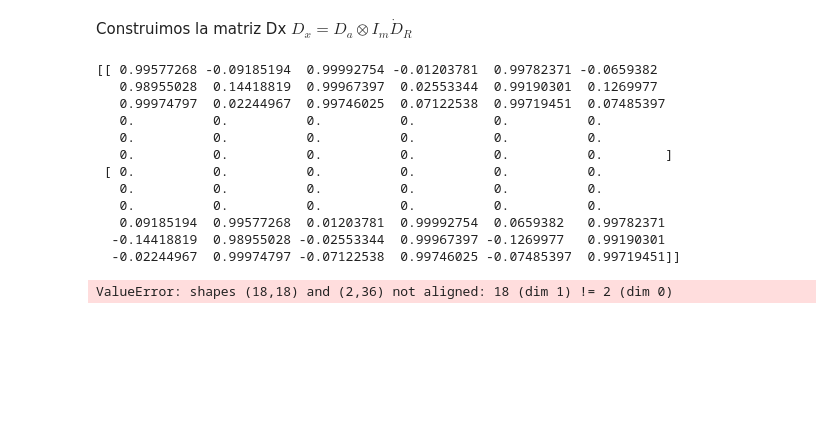
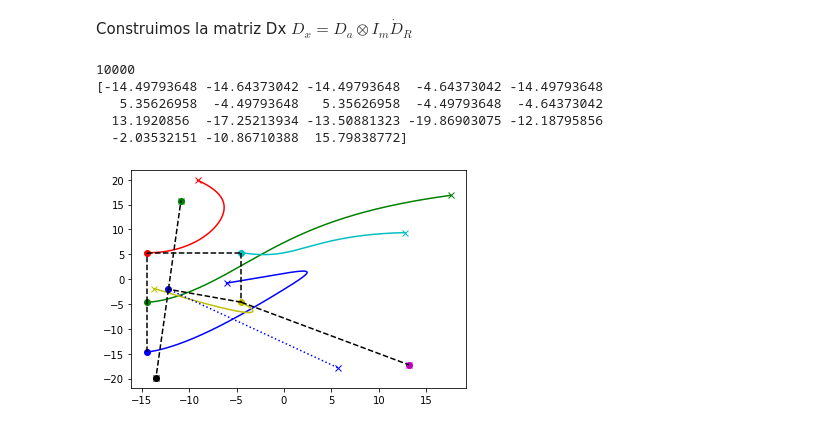
Before and after one commit to Liagar/MultirobotFormation, a Jupyter notebook: 01_Modules/Formacion2Errores.ipynb, the cells around one changed output. Drawn from its saved outputs; the diff is of its cells as text; code cells hidden in the pictures; blank space fills up the shorter version.

Commit message:
Arreglado en parte. Funcionan los primeros agentes pero el resto no

```diff
--- a/01_Modules/Formacion2Errores.ipynb
+++ b/01_Modules/Formacion2Errores.ipynb
@@ -127,31 +131,62 @@ Construimos la matriz Dx $D_x=D_a \otimes I_m \dot D_R$
 # %%
 Im=np.eye(2)
 Da_bar=np.kron(Da,Im)
 i=n*4
-Dr=np.zeros([2,i])
-Dr[0,0:2*n]=Rt[0,:]
-Dr[1,2*n:i]=Rt[1,:]
+#print(np.shape(DR))
 #print(Dr)
-Dx=np.dot(Da_bar,Dr)
-#print(Dx)
+Dx=np.dot(Da_bar,DR)
+#print(np.shape(Dx))
 pesos=np.ones([numnodos,numnodos])
 L=graf.matriz_laplaciana(Z,pesos,numnodos,numarcos)
 #print(L)
 Lbar=np.kron(L,Im)
 M=-np.dot(Dx,Lbar)
-pstack=graf_utils.stack(pi)
-#pdot=np.dot(M,p)^
+p=np.zeros([2*n,1])
+#print(np.shape(p))
+rm=20
+pstar=graf.stack(pi)
+t=0
+tf=100
+dt=0.01
+nptos=(int)((tf-t)/dt)
+print(nptos)
+fig2 =plt.figure()
+p=2*rm*np.random.rand(2*n)-rm*np.ones(2*n)
+posiciones=np.zeros([2*n , nptos])
+k=0
+Lps=np.dot(Lbar,pstar)
+#Revisar: Los 5 primeros salen bien pero el resto no
+for k in range(nptos):
+    pdot=np.dot(M,p)+Lps
+    for i in range(0,2*n,2):
+        xdot,ydot,thetadot=rob.integrator_point_model(pdot[i],pdot[i+1])
+        p[i]+=dt*xdot
+        p[i+1]+=dt*ydot
+    posiciones[:,k]=p[:]
+    t+=dt
+print(posiciones[:,k])
+colors_f=['bo','go','ro','co','yo','mo','ko','bo','go']
+colors_i=['bx','gx','rx','cx','yx','mx','kx','bx','gx']
+colors_l=['b','g','r','c','y','m','k','b:','g:']
+Z=np.array([[1,2],[2,3],[3,4],[4,5],[5,6],[5,8],[8,7],[8,9]])
+j=0
+for i in range(n):
+    plt.plot(posiciones[j,0],posiciones[j+1,0],colors_i[i])
+    plt.plot(posiciones[j,nptos-1],posiciones[j+1,nptos-1],colors_f[i])
+    plt.plot(posiciones[j,:],posiciones[j+1,:],colors_l[i])
+    j=j+2
+#rpu.dibuja_grafo_2D(pi,Z)
+pfs=np.zeros([2*n,1])
+pfs[:,0]=posiciones[:,nptos-1]
+#print(pfs)
+pf=graf.unstack(pfs,2)
+#print(pf)
+rpu.dibuja_grafo_2D(pf,Z)
+plt.show()
 # %% [output]
-[[ 0.99577268 -0.09185194  0.99992754 -0.01203781  0.99782371 -0.0659382
-   0.98955028  0.14418819  0.99967397  0.02553344  0.99190301  0.1269977
-   0.99974797  0.02244967  0.99746025  0.07122538  0.99719451  0.07485397
-   0.          0.          0.          0.          0.          0.
-   0.          0.          0.          0.          0.          0.
-   0.          0.          0.          0.          0.          0.        ]
- [ 0.          0.          0.          0.          0.          0.
-   0.          0.          0.          0.          0.          0.
-   0.          0.          0.          0.          0.          0.
-   0.09185194  0.99577268  0.01203781  0.99992754  0.0659382   0.99782371
-  -0.14418819  0.98955028 -0.02553344  0.99967397 -0.1269977   0.99190301
-  -0.02244967  0.99974797 -0.07122538  0.99746025 -0.07485397  0.99719451]]
+10000
+[-14.49793648 -14.64373042 -14.49793648  -4.64373042 -14.49793648
+   5.35626958  -4.49793648   5.35626958  -4.49793648  -4.64373042
+  13.1920856  -17.25213934 -13.50881323 -19.86903075 -12.18795856
+  -2.03532151 -10.86710388  15.79838772]
-ValueError: shapes (18,18) and (2,36) not aligned: 18 (dim 1) != 2 (dim 0)
+[figure, added]
```
Also changed, not shown: parts of 2 cells of this notebook, 1 other file.
